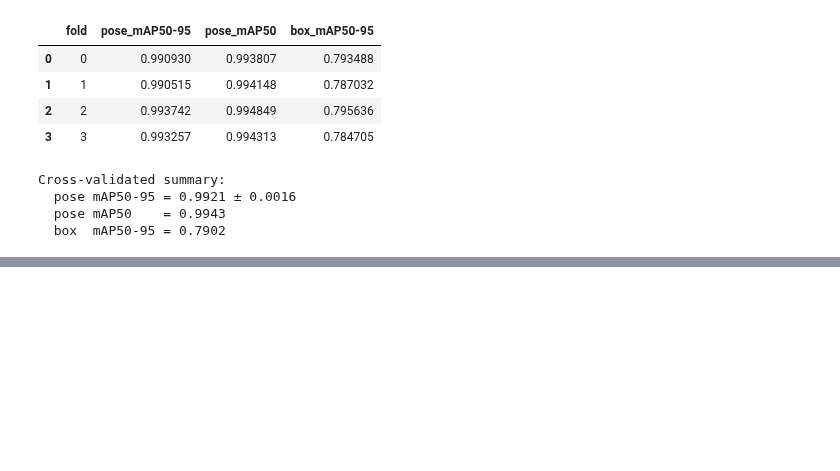
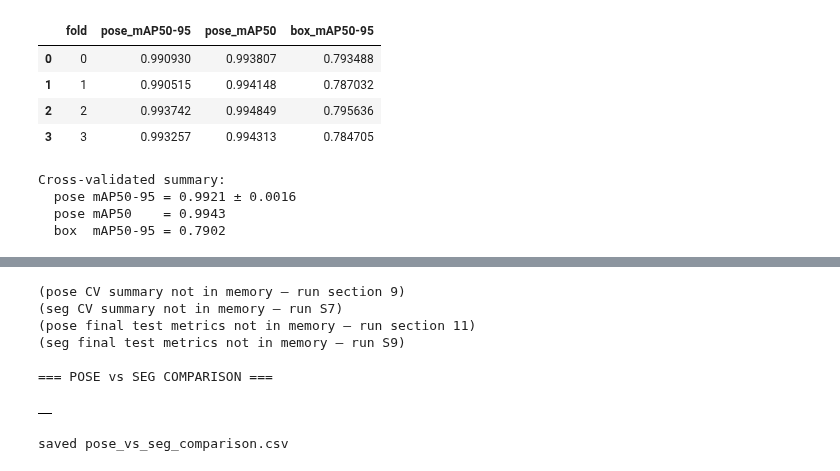
Before and after one commit to lorenzo-marranini/IS_Project, a Jupyter notebook: yolo_pose_plate_training.ipynb, the cells around one changed output, grey strips where cells are left out. Saved outputs shown, nothing was run; the diff lists cells and outputs as text; code cells hidden in the pictures; blank space fills up the shorter version.

```diff
--- a/yolo_pose_plate_training.ipynb
+++ b/yolo_pose_plate_training.ipynb
@@ -544,0 +925,67 @@ plt.tight_layout(); plt.show()
+# %%
+comparison_rows = []
+
+# --- cross-validated baselines (nano pretrained), if present ---
+try:
+    comparison_rows.append({
+        "model": "YOLO11n-pose (CV, n/pretrained)",
+        "geometry_mAP50-95": round(cv_summary["pose_mAP50-95_mean"], 4),
+        "geometry_mAP50-95_std": round(cv_summary["pose_mAP50-95_std"], 4),
+        "geometry_metric": "pose",
+        "box_mAP50-95": round(cv_summary["box_mAP50-95_mean"], 4),
+        "source": "k-fold CV",
+    })
+except NameError:
+    print("(pose CV summary not in memory — run section 9)")
+
+try:
+    comparison_rows.append({
+        "model": "YOLO11n-seg (CV, n/pretrained)",
+        "geometry_mAP50-95": round(seg_cv_summary["mask_mAP50-95_mean"], 4),
+        "geometry_mAP50-95_std": round(seg_cv_summary["mask_mAP50-95_std"], 4),
+        "geometry_metric": "mask",
+        "box_mAP50-95": round(seg_cv_summary["box_mAP50-95_mean"], 4),
+        "source": "k-fold CV",
+    })
+except NameError:
+    print("(seg CV summary not in memory — run S7)")
+
+# --- frozen-test finals, if present ---
+try:
+    comparison_rows.append({
+        "model": "YOLO11-pose (final, test)",
+        "geometry_mAP50-95": round(float(test_metrics.pose.map), 4),
+        "geometry_mAP50-95_std": np.nan,
+        "geometry_metric": "pose",
+        "box_mAP50-95": round(float(test_metrics.box.map), 4),
+        "source": "frozen test",
+    })
+except (NameError, Exception):
+    print("(pose final test metrics not in memory — run section 11)")
+
+try:
+    comparison_rows.append({
+        "model": "YOLO11-seg (final, test)",
+        "geometry_mAP50-95": round(float(seg_test_metrics.seg.map), 4),
+        "geometry_mAP50-95_std": np.nan,
+        "geometry_metric": "mask",
+        "box_mAP50-95": round(float(seg_test_metrics.box.map), 4),
+        "source": "frozen test",
+    })
+except (NameError, Exception):
+    print("(seg final test metrics not in memory — run S9)")
+
+comparison = pd.DataFrame(comparison_rows)
+print("\n=== POSE vs SEG COMPARISON ===")
+display(comparison)
+comparison.to_csv("pose_vs_seg_comparison.csv", index=False)
+print("\nsaved pose_vs_seg_comparison.csv")
+# %% [output]
+(pose CV summary not in memory — run section 9)
+(seg CV summary not in memory — run S7)
+(pose final test metrics not in memory — run section 11)
+(seg final test metrics not in memory — run S9)
+
+=== POSE vs SEG COMPARISON ===
+|  |
+saved pose_vs_seg_comparison.csv
```
Also changed, not shown: parts of 23 cells of this notebook, 5 other files.
